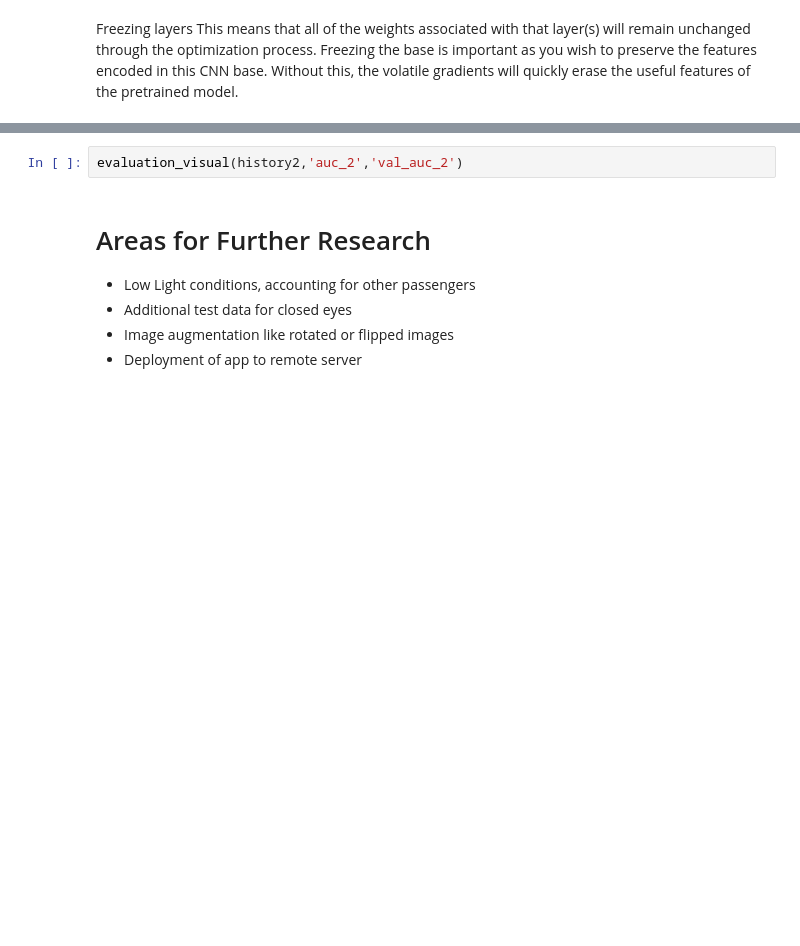
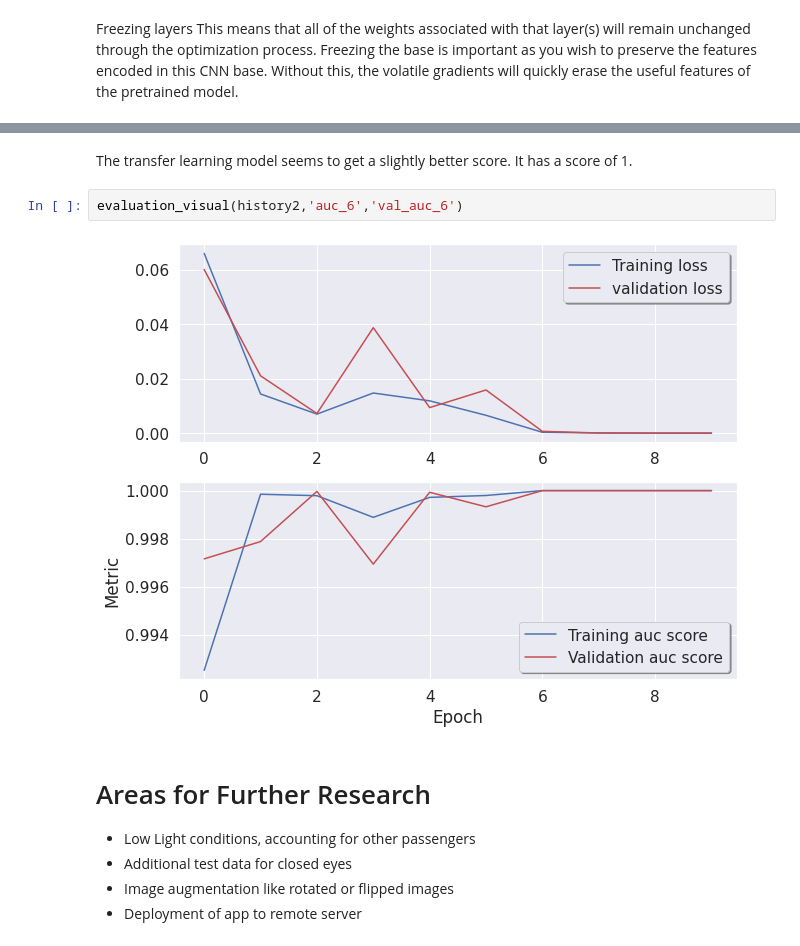
Before and after one commit to kabatyy/Driver-Drowsiness-Detection-In-Cars, a Jupyter notebook: index.ipynb, the cells around one changed output, grey strips where cells are left out. Cells and saved outputs as stored; diff of their text form; blank space fills up the shorter version.

```diff
--- a/index.ipynb
+++ b/index.ipynb
@@ -482,5 +536,9 @@ evaluate(vgg_model)
+# %% [markdown]
+The transfer learning model seems to get a slightly better score. It has a score of 1.
 # %%
-evaluation_visual(history2,'auc_2','val_auc_2')
+evaluation_visual(history2,'auc_6','val_auc_6')
+# %% [output]
+[figure, added]
 # %% [markdown]
 # Areas for Further Research
 - Low Light conditions, accounting for other passengers
```
Also changed, not shown: parts of 26 cells of this notebook.
